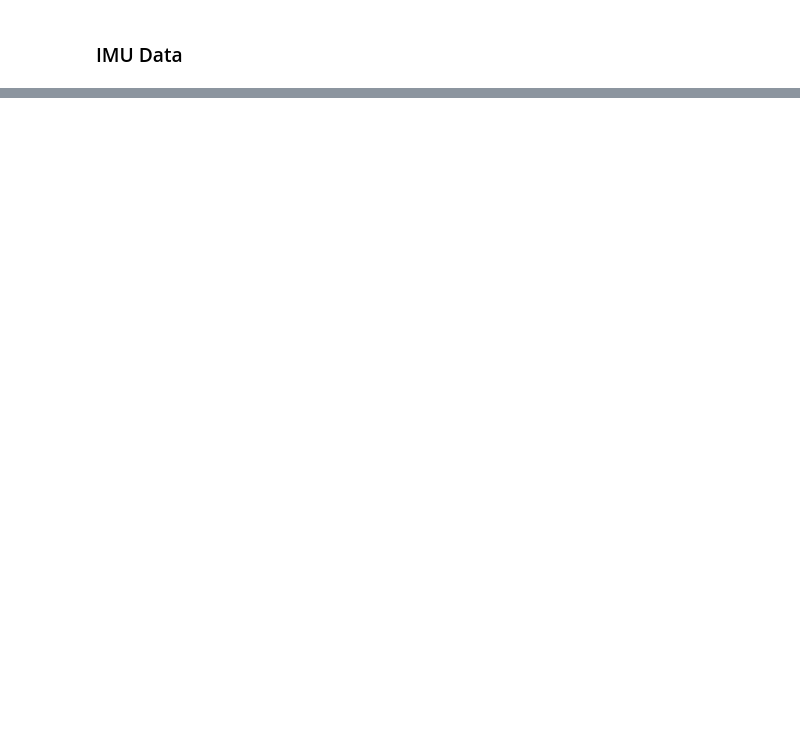
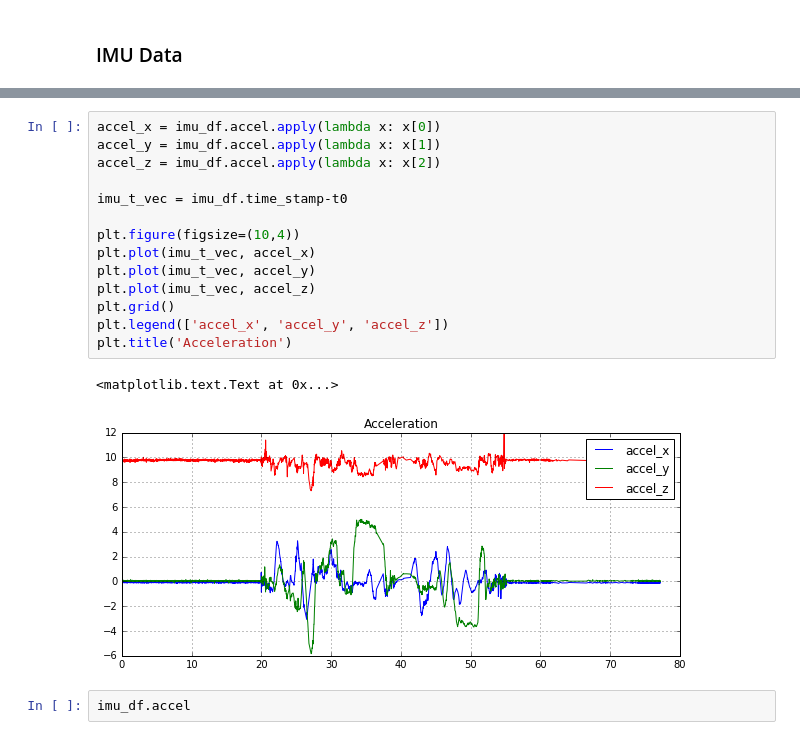
Before and after one commit to zhanibekrysbek/smart_tray, a Jupyter notebook: notebooks/read_parsed_data.ipynb, the cells around one changed output, grey strips where cells are left out. Drawn from its saved outputs; the diff is of its cells as text; blank space fills up the shorter version.

```diff
--- a/notebooks/read_parsed_data.ipynb
+++ b/notebooks/read_parsed_data.ipynb
@@ -128,0 +188,19 @@ imu_df.head()
+# %%
+accel_x = imu_df.accel.apply(lambda x: x[0])
+accel_y = imu_df.accel.apply(lambda x: x[1])
+accel_z = imu_df.accel.apply(lambda x: x[2])
+
+imu_t_vec = imu_df.time_stamp-t0
+
+plt.figure(figsize=(10,4))
+plt.plot(imu_t_vec, accel_x)
+plt.plot(imu_t_vec, accel_y)
+plt.plot(imu_t_vec, accel_z)
+plt.grid()
+plt.legend(['accel_x', 'accel_y', 'accel_z'])
+plt.title('Acceleration')
+# %% [output]
+<matplotlib.text.Text at 0x...>
+[figure, added]
+# %%
+imu_df.accel
```
Also changed, not shown: parts of 16 cells of this notebook, 5 other files.
